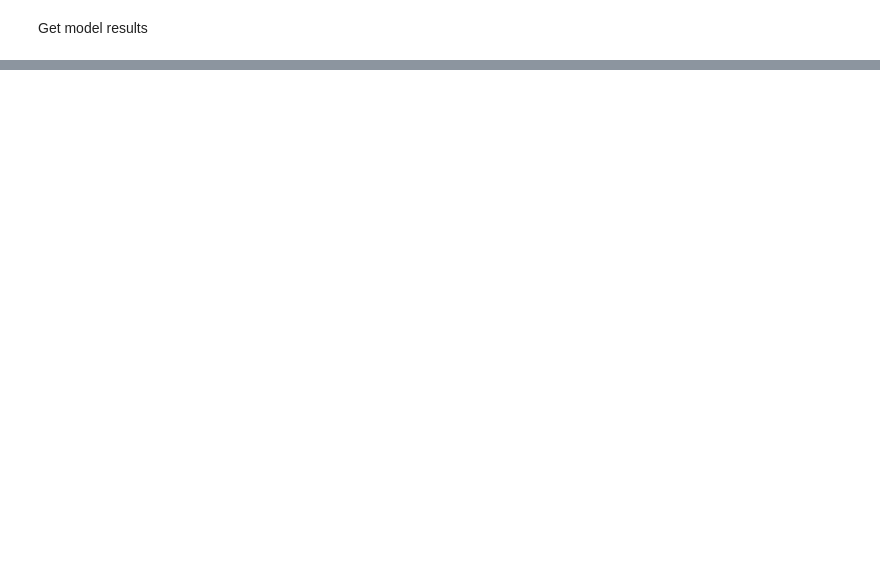
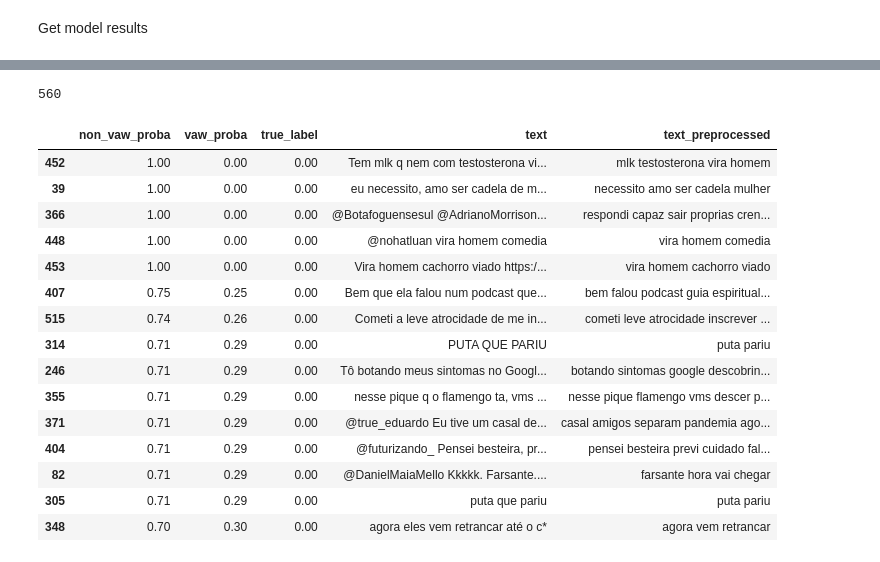
Before and after one commit to DCandelero/Automatic-detection-of-violence-against-women-in-texts-in-the-digital-environment, a Jupyter notebook: src/ml_text/text_main.ipynb, the cells around one changed output, grey strips where cells are left out. Cells and saved outputs as stored; diff of their text form; code cells hidden in the pictures; blank space fills up the shorter version.

```diff
--- a/src/ml_text/text_main.ipynb
+++ b/src/ml_text/text_main.ipynb
@@ -192,0 +207,7 @@ predict_text('Você não é uma vadia')
+# %%
+version_dir = os.path.join(config.DATA_PATH_MODELS, 'v8')
+file_path = os.path.join(version_dir, 'models_predictions_proba.csv')
+
+df_predictions = pd.read_csv(file_path)
+df_predictions = df_predictions.drop(df_predictions.columns[0], axis=1)
+df_predictions
@@ -192,0 +228,52 @@ predict_text('Você não é uma vadia')
+# %%
+def split_proba(row, model_name):
+    non_vaw_proba = float(row[model_name][1:-1].split(' ')[0])
+    vaw_proba = float(row[model_name][1:-1].split(' ')[1])
+
+    new_row = {
+        'non_vaw_proba': non_vaw_proba,
+        'vaw_proba': vaw_proba,
+        'true_label': float(row['True'])}
+    ser = pd.Series(data=new_row, index=['non_vaw_proba', 'vaw_proba', 'true_label'])
+
+    return ser
+
+classifier_predictions = df_predictions.apply(lambda x: split_proba(x, 'ExtraTreesClassifier'), axis=1)
+# %%
+test_df = pd.read_parquet(config.DATASET_TWEETS_TEST_FILE)
+test_df = test_df.drop_duplicates(['text'])
+test_df['text_preprocessed'] = test_df['text'].apply(lambda text: tp.text_preprocessing(text))
+test_df = test_df[test_df['text_preprocessed'] != ""]
+
+test_embeddings_filename = os.path.join(config.EMBEDDINGS_PATH, f'test_{len(test_df)}_words.csv')
+embeddings_df = pd.read_csv(test_embeddings_filename)
+test_df['ada_embedding'] = embeddings_df["ada_embedding"].apply(eval).apply(np.array)
+test_df = test_df.dropna(axis=0, subset=['ada_embedding'])
+# %% [output]
+560
+# %%
+classifier_predictions = classifier_predictions.merge(test_df[['text', 'text_preprocessed']], left_index=True, right_index=True)
+nv_classifier_predictions = classifier_predictions[classifier_predictions['true_label'] == 0]
+v_classifier_predictions = classifier_predictions[classifier_predictions['true_label'] == 1]
+# %%
+# Top 10 classificações true positive (non vaw)
+nv_tp = nv_classifier_predictions.sort_values(by='non_vaw_proba', ascending=False).head(15)
+nv_tp[['non_vaw_proba', 'text', 'text_preprocessed']].to_csv('nv_tp.csv', index=False)
+nv_tp
+# %% [output]
+|  | non_vaw_proba | vaw_proba | true_label | text | text_preprocessed |
+| 452 | 1.00 | 0.00 | 0.00 | Tem mlk q nem com testosterona vi... | mlk testosterona vira homem |
+| 39 | 1.00 | 0.00 | 0.00 | eu necessito, amo ser cadela de m... | necessito amo ser cadela mulher |
+| 366 | 1.00 | 0.00 | 0.00 | @Botafoguensesul @AdrianoMorrison... | respondi capaz sair proprias cren... |
+| 448 | 1.00 | 0.00 | 0.00 | @nohatluan vira homem comedia | vira homem comedia |
+| 453 | 1.00 | 0.00 | 0.00 | Vira homem cachorro viado https:/... | vira homem cachorro viado |
+| 407 | 0.75 | 0.25 | 0.00 | Bem que ela falou num podcast que... | bem falou podcast guia espiritual... |
+| 515 | 0.74 | 0.26 | 0.00 | Cometi a leve atrocidade de me in... | cometi leve atrocidade inscrever ... |
+| 314 | 0.71 | 0.29 | 0.00 | PUTA QUE PARIU | puta pariu |
+| 246 | 0.71 | 0.29 | 0.00 | Tô botando meus sintomas no Googl... | botando sintomas google descobrin... |
+| 355 | 0.71 | 0.29 | 0.00 | nesse pique q o flamengo ta, vms ... | nesse pique flamengo vms descer p... |
+| 371 | 0.71 | 0.29 | 0.00 | @true_eduardo Eu tive um casal de... | casal amigos separam pandemia ago... |
+| 404 | 0.71 | 0.29 | 0.00 | @futurizando_ Pensei besteira, pr... | pensei besteira previ cuidado fal... |
+| 82 | 0.71 | 0.29 | 0.00 | @DanielMaiaMello Kkkkk. Farsante.... | farsante hora vai chegar |
+| 305 | 0.71 | 0.29 | 0.00 | puta que pariu | puta pariu |
+| 348 | 0.70 | 0.30 | 0.00 | agora eles vem retrancar até o c* | agora vem retrancar |
```
Also changed, not shown: parts of 27 cells of this notebook, 2 other files.
